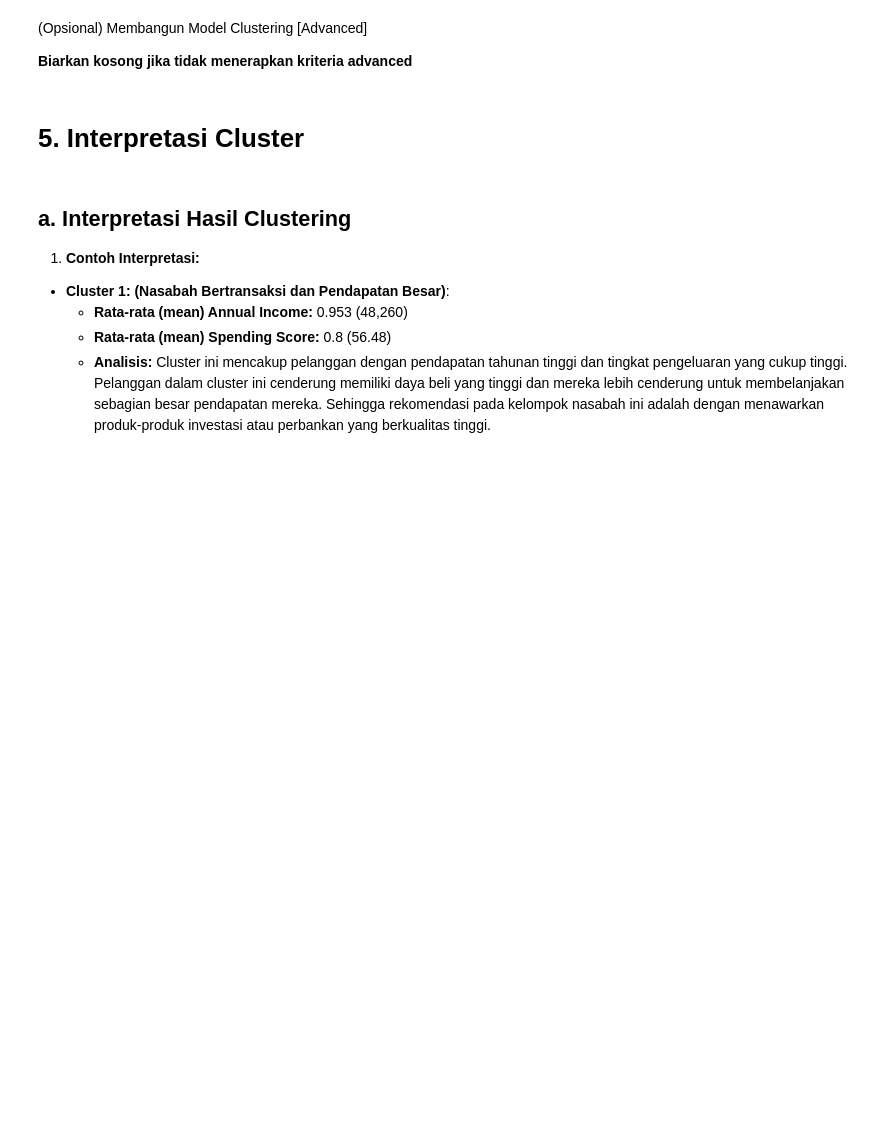
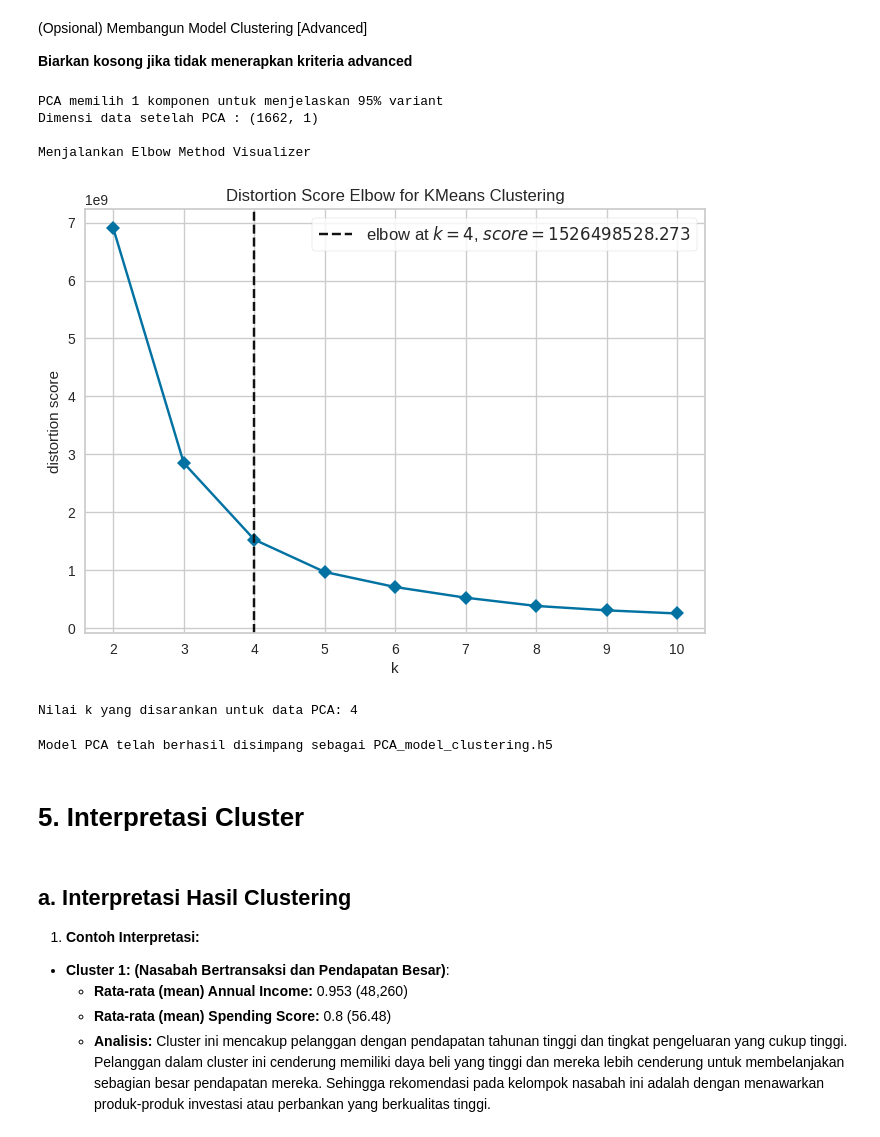
Before and after one commit to youngIcom/Machine_Learning_Project, a Jupyter notebook: [Clustering]_Submission_Akhir_BMLP_Yesaya_Situmorang.ipynb, the cells around one changed output. Saved outputs shown, nothing was run; the diff lists cells and outputs as text; code cells hidden in the pictures; blank space fills up the shorter version.

```diff
--- a/[Clustering]_Submission_Akhir_BMLP_Yesaya_Situmorang.ipynb
+++ b/[Clustering]_Submission_Akhir_BMLP_Yesaya_Situmorang.ipynb
@@ -298,6 +527,52 @@ Jalankan cell code ini untuk menyimpan model kamu.
+# %%
+# Membangun model menggunakan PCA.
+pca_modeling = PCA(n_components=0.95, random_state=42)
+
+X_pca_modeling = pca_modeling.fit_transform(X)
+
+n_components_selected = pca_modeling.n_components_
+print(f"PCA memilih {n_components_selected} komponen untuk menjelaskan 95% variant")
+print(f"Dimensi data setelah PCA : {X_pca_modeling.shape}")
+
+#menentukan nilai cluster yang optimal untuk data PCA
+model_kmeans_pca_elbow = KMeans(n_init='auto', random_state=42)
+
+visualizer_pca = KElbowVisualizer(
+    model_kmeans_pca_elbow,
+    k=(2, 11),
+    metric='distortion',
+    timings=False
+)
+
+print("\nMenjalankan Elbow Method Visualizer")
+# X = df_outlier_handler.select_dtypes(include=np.number) # Select only numerical columns
+visualizer_pca.fit(X_pca_modeling)
+# visualizer.fit(X)
+visualizer_pca.show()
+plt.show()
+
+suggested_k_pca = visualizer_pca.elbow_value_
+if suggested_k_pca:
+    print(f"Nilai k yang disarankan untuk data PCA: {suggested_k_pca}")
+else:
+    print("KElbowVisualizer tidak dapat secara otomatis menentukan titik siku untuk data PCA. Silakan amati plot secara manual.")
+# %% [output]
+PCA memilih 1 komponen untuk menjelaskan 95% variant
+Dimensi data setelah PCA : (1662, 1)
+
+Menjalankan Elbow Method Visualizer
+[figure, added]
+Nilai k yang disarankan untuk data PCA: 4
 # %%
 # Simpan model PCA sebagai perbandingan dengan menjalankan cell code ini joblib.dump(model,"PCA_model_clustering.h5")
 # joblib.dump(___, "PCA_model_clustering.h5")
+
+nama_file_model_pca = "PCA_model_clustering.h5"
+
+joblib.dump(pca_modeling, nama_file_model_pca)
+print(f"Model PCA telah berhasil disimpang sebagai {nama_file_model_pca}")
+# %% [output]
+Model PCA telah berhasil disimpang sebagai PCA_model_clustering.h5
 # %% [markdown]
 # **5. Interpretasi Cluster**
 # %% [markdown]
```
Also changed, not shown: parts of 24 cells of this notebook.
